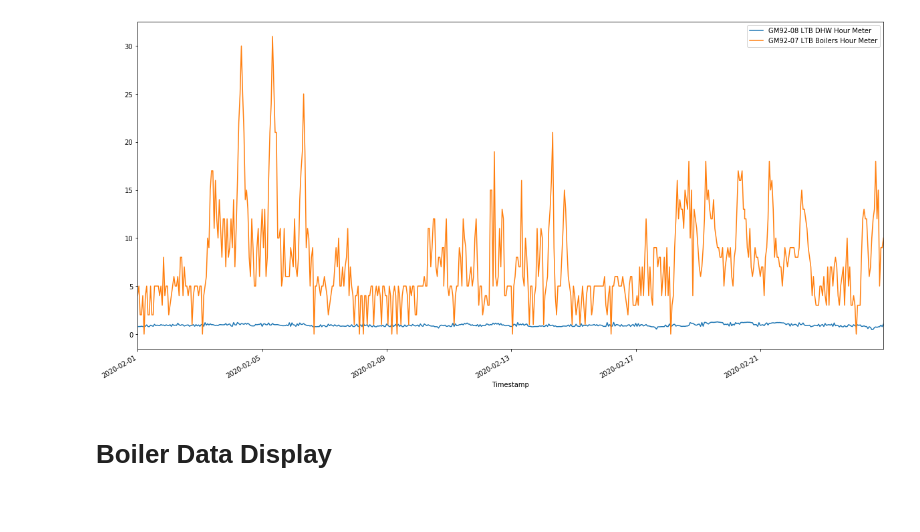
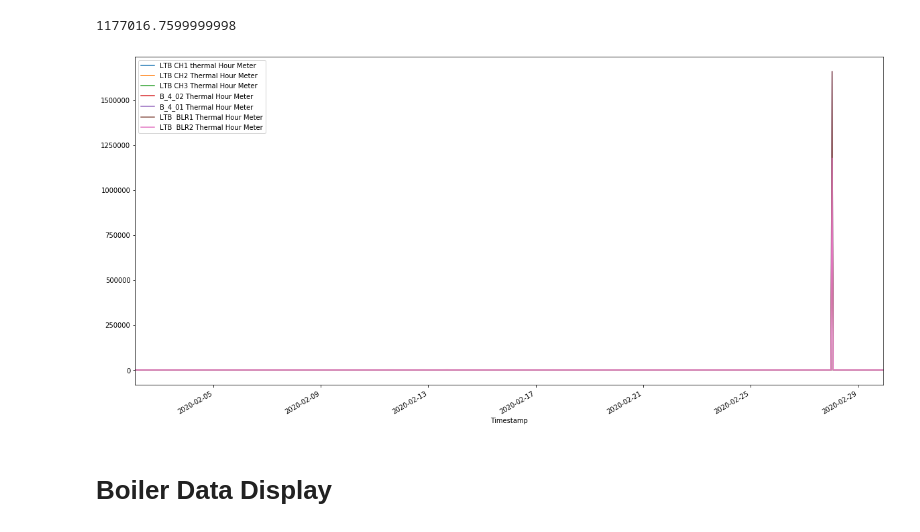
Before and after one commit to Pencilvesterr/TRC4200_LTB, a Jupyter notebook: local_data_manipulation.ipynb, the cells around one changed output. Saved outputs shown, nothing was run; the diff lists cells and outputs as text; code cells hidden in the pictures.

Commit message:
Created data_cleaner to output cleaned dataframes

```diff
--- a/local_data_manipulation.ipynb
+++ b/local_data_manipulation.ipynb
@@ -4,3 +5,20 @@ import pandas as pd
+# %%
+df_fcu_sth_raw = pd.read_csv('data/Gnd floor FCU Sth 16032020.csv')
+df_fcu_nth_raw = pd.read_csv('data/Gnd floor FCU North 16032020.csv')
+df_ahu_raw = pd.read_csv('data/Gnd AHU multi list 16032020.csv')
+df_chiller_boiler_raw = pd.read_csv('data/more_Data/chillers boilers thermal Feb 23032020.csv')
+room_info_raw = pd.read_csv('data/Room Details.csv')
+# %%
+df_ltb_temps = create_temp_df(df_fcu_sth_raw, df_fcu_nth_raw, df_ahu_raw)
+df_chiller_boiler_power = create_chiller_boiler_power_df(df_chiller_boiler_raw)
+df_room_info = create_room_info_df(room_info_raw)
+chiller_power, boiler_power = get_power_used(df_chiller_boiler_power)
+# %%
+df_chiller_boiler_power['B_4_01']
+df_chiller_boiler_power['LTB']
+C = np.where(cond, A, B)
+# %% [output]
+1177016.7599999998
 # %%
 # Assume first column is string of datetime, check with
 df_fcu_sth_raw = pd.read_csv('data/Gnd floor FCU Sth 16032020.csv', parse_dates=[0],  dayfirst=True)
@@ -28,15 +46,15 @@ df_gas_usage = df_gas_usage_raw.loc[date_mask]
 # %%
  # Get current axis
 fig= plt.figure(figsize=(20,10))
 ax = plt.gca()
 
-for col in df_gas_usage.columns:
+for col in df_chiller_boiler_power.columns:
     if col != 'Timestamp':
-        df_gas_usage.plot(kind='line',x='Timestamp',y=col, ax=ax)
+        df_chiller_boiler_power.plot(kind='line',x='Timestamp',y=col, ax=ax)
 
 plt.show()
 # %% [output]
-[figure, old version]
+[figure, new version]
 # %% [markdown]
 # Boiler Data Display
 # %%
```
Also changed, not shown: parts of 1 cell of this notebook, 2 other files.
